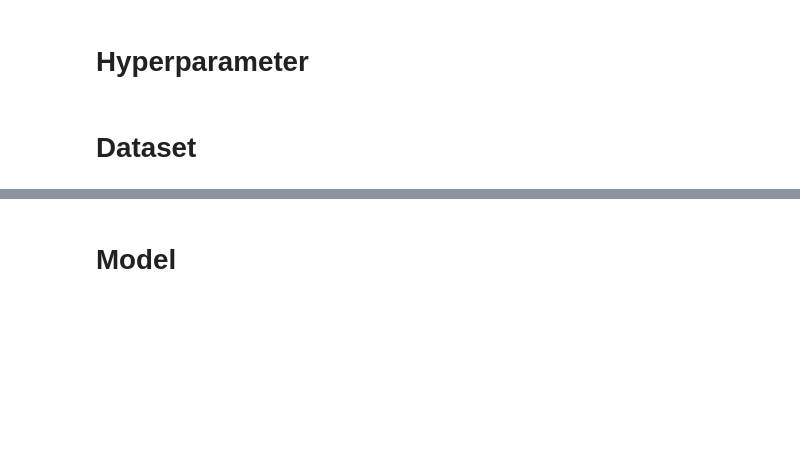
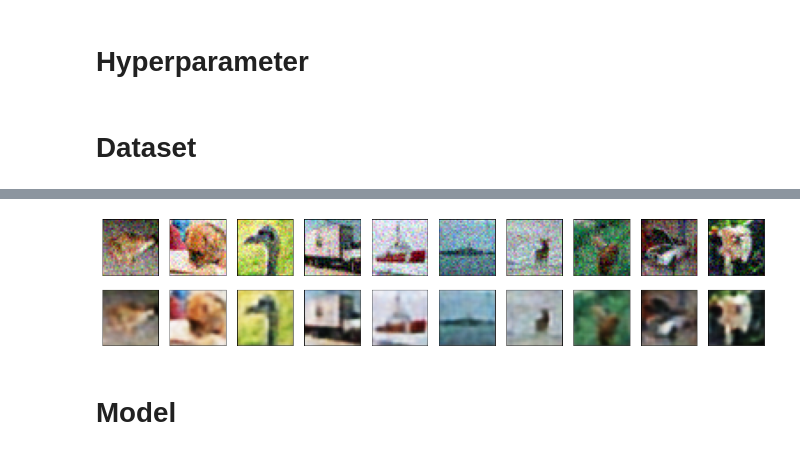
Before and after one commit to chengche6230/Deep-Learning-Course-Team-Project, a Jupyter notebook: Competition 4/DLcomp4_Team123_code.ipynb, the cells around one changed output, grey strips where cells are left out. Cells and saved outputs as stored; diff of their text form; code cells hidden in the pictures; blank space fills up the shorter version.

```diff
--- a/Competition 4/DLcomp4_Team123_code.ipynb
+++ b/Competition 4/DLcomp4_Team123_code.ipynb
@@ -224,0 +348,9 @@ for data in batched_dataset.take(1):
+# %%
+autoencoder.fit(
+    x=x_train_noise,
+    y=x_train,
+    epochs=100,
+    batch_size=BATCH_SIZE,
+    shuffle=True,
+    validation_data=(x_val_noise, x_val),
+)
@@ -225,3 +376,8 @@ for data in batched_dataset.take(1):
+# %%
+predictions = autoencoder.predict(x_val_noise)
+display(x_val_noise, predictions)
+# %% [output]
+[figure, added]
 # %% [markdown]
 # Model
 # %%
```
Also changed, not shown: parts of 21 cells of this notebook.
